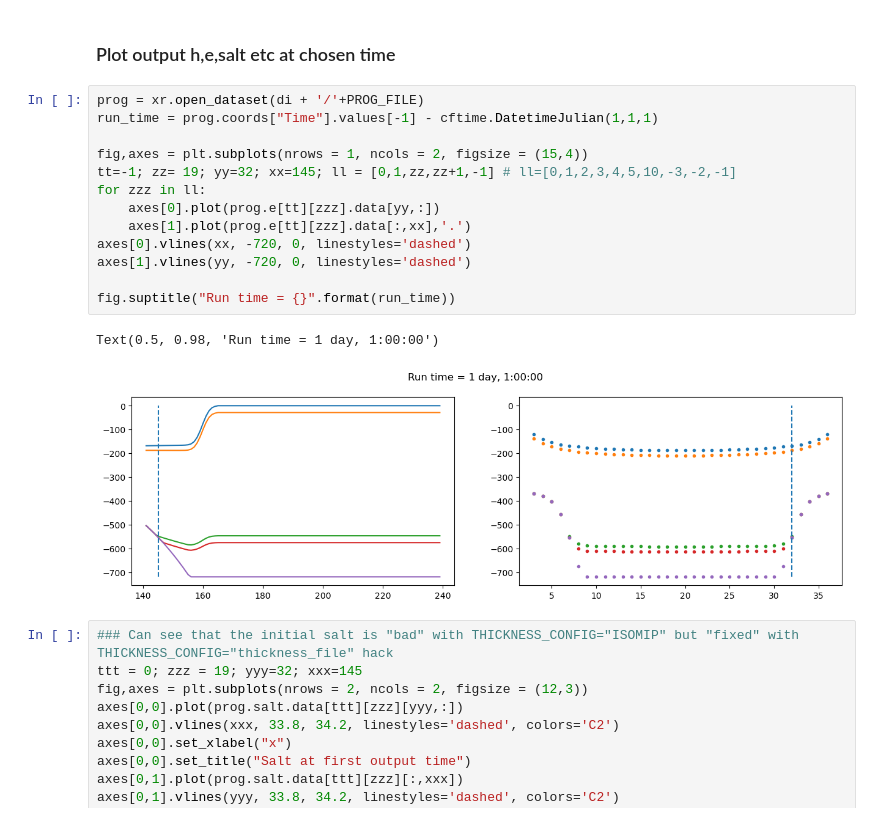
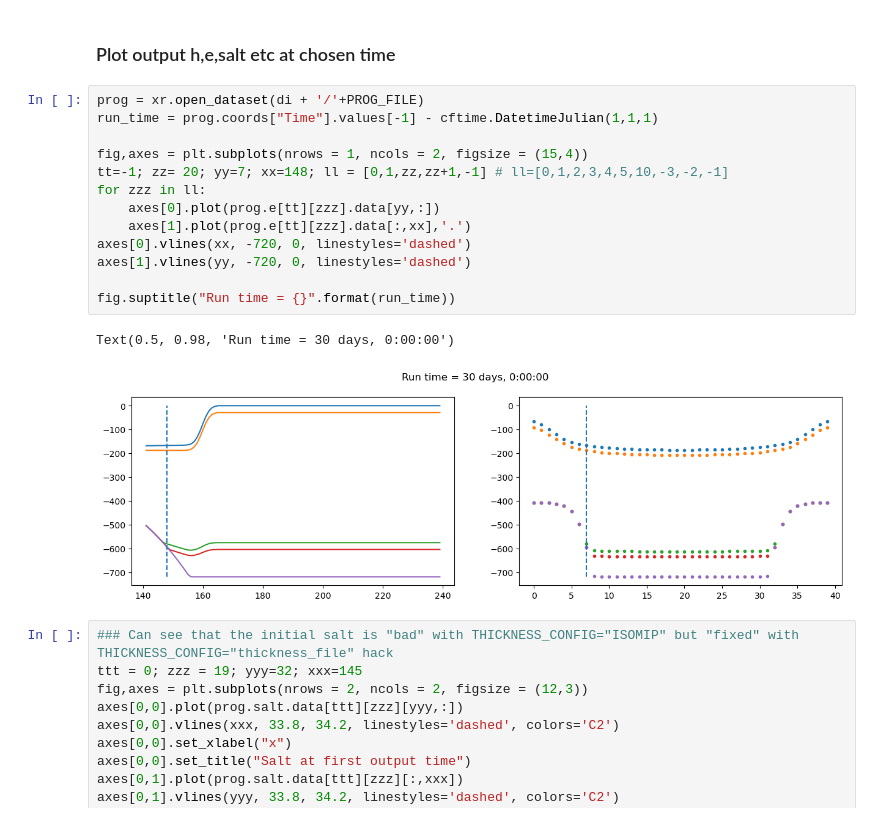
Before and after one commit to yungcm/MOM6-examples, a Jupyter notebook: ocean_only/seamount/isomip_masked/isomip_masked.ipynb, the cells around one changed output. Cells and saved outputs as stored; diff of their text form.

```diff
--- a/ocean_only/seamount/isomip_masked/isomip_masked.ipynb
+++ b/ocean_only/seamount/isomip_masked/isomip_masked.ipynb
@@ -231,19 +231,19 @@ display_config()
 # %%
 prog = xr.open_dataset(di + '/'+PROG_FILE)
 run_time = prog.coords["Time"].values[-1] - cftime.DatetimeJulian(1,1,1)
 
 fig,axes = plt.subplots(nrows = 1, ncols = 2, figsize = (15,4))
-tt=-1; zz= 19; yy=32; xx=145; ll = [0,1,zz,zz+1,-1] # ll=[0,1,2,3,4,5,10,-3,-2,-1]
+tt=-1; zz= 20; yy=7; xx=148; ll = [0,1,zz,zz+1,-1] # ll=[0,1,2,3,4,5,10,-3,-2,-1]
 for zzz in ll:
     axes[0].plot(prog.e[tt][zzz].data[yy,:])
     axes[1].plot(prog.e[tt][zzz].data[:,xx],'.')
 axes[0].vlines(xx, -720, 0, linestyles='dashed')
 axes[1].vlines(yy, -720, 0, linestyles='dashed')
 
 fig.suptitle("Run time = {}".format(run_time))
 # %% [output]
-Text(0.5, 0.98, 'Run time = 1 day, 1:00:00')
+Text(0.5, 0.98, 'Run time = 30 days, 0:00:00')
-[figure, old version]
+[figure, new version]
 # %%
 ### Can see that the initial salt is "bad" with THICKNESS_CONFIG="ISOMIP" but "fixed" with THICKNESS_CONFIG="thickness_file" hack
 ttt = 0; zzz = 19; yyy=32; xxx=145
```
Also changed, not shown: parts of 26 cells of this notebook, 6 other files.
